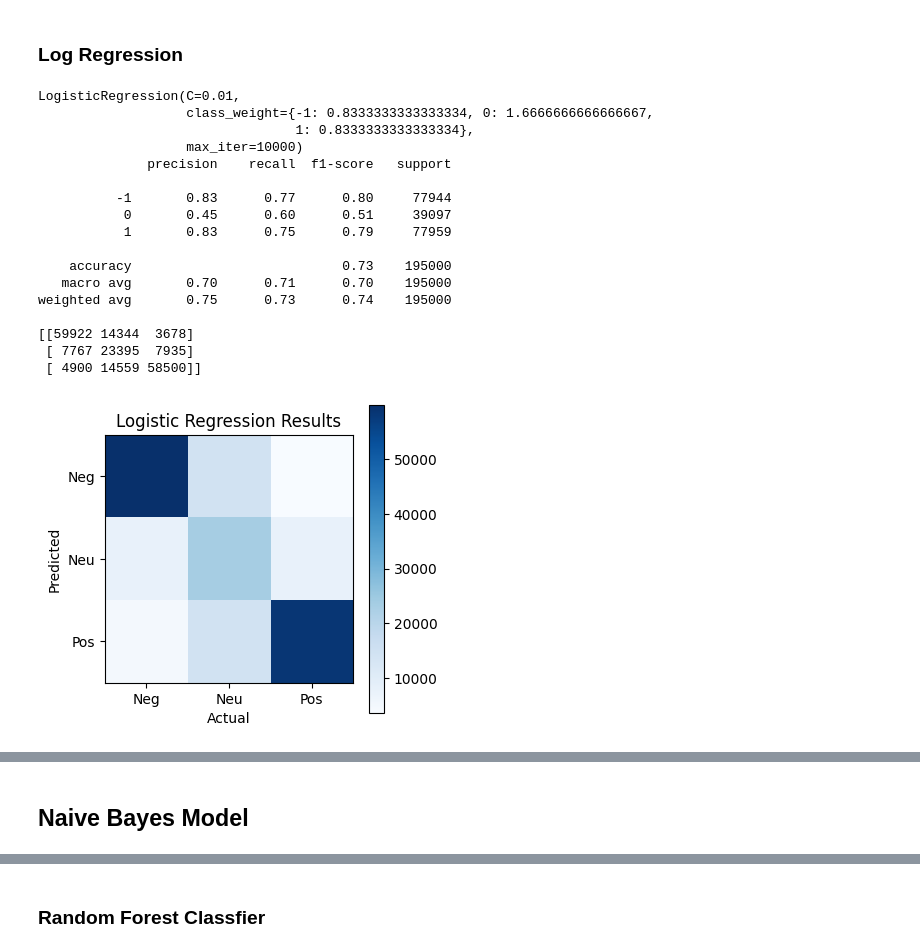
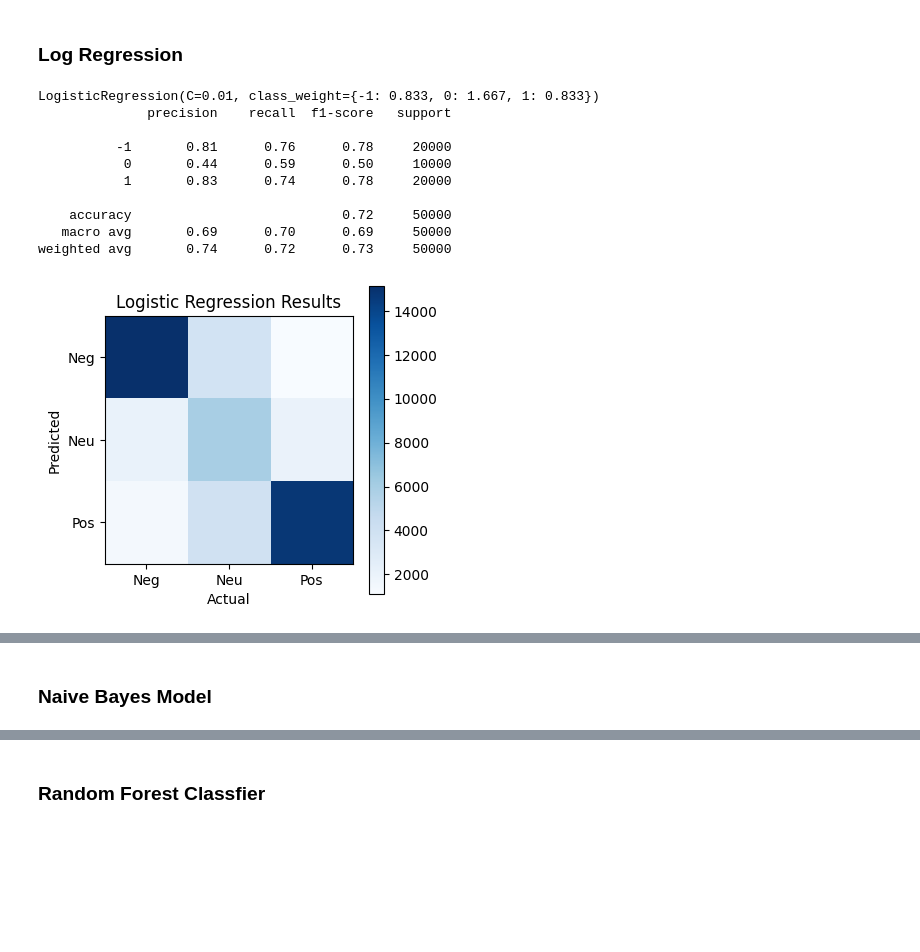
Before and after one commit to biman-zen/FinalCapstone, a Jupyter notebook: FinalCapstone_Model.ipynb, the cells around one changed output, grey strips where cells are left out. Saved outputs shown, nothing was run; the diff lists cells and outputs as text; code cells hidden in the pictures; blank space fills up the shorter version.

```diff
--- a/FinalCapstone_Model.ipynb
+++ b/FinalCapstone_Model.ipynb
@@ -115,3 +118,9 @@ df.head()
 | 2 | 4 | Been going to Dr. Goldberg for ov... |
 | 3 | 4 | Got a letter in the mail last wee... |
 | 4 | 1 | I don't know what Dr. Goldberg wa... |
+# %%
+# Read Test Reviews Dataframe
+df_test = pd.read_csv('../data/raw/yelp_review_fine-grained_5_classes_csv/test.csv', header='infer')
+#print("Shape of dataset: ", df_test.shape)
+#print(df_test.class_index.value_counts())
+df_test.head()
@@ -239,2 +370,21 @@ dtype: int64
+# %%
+'''
+# Save dataframe with results as pickled data
+with open('train_dataset_processed_NLTKsentiment.pkl', 'wb') as f:  # open a text file
+    pickle.dump(dftrain_processed, f) # serialize the list
+f.close()
+
+with open('test_dataset_processed_NLTKsentiment.pkl', 'wb') as f:  # open a text file
+    pickle.dump(dftest_processed, f) # serialize the list
+f.close()
+'''
+
+# Read Train Data
+with open('train_dataset_processed_NLTKsentiment.pkl', 'rb') as f:
+    dftrain_processed = pickle.load(f) # deserialize using load()
+
+# Read Test Data
+with open('test_dataset_processed_NLTKsentiment.pkl', 'rb') as f:
+    dftest_processed = pickle.load(f) # deserialize using load()
 # %% [markdown]
 ### Create TFDIF Features and Split Dataset
@@ -286,54 +518,46 @@ start = time.time()
 # Set regularization rate
 reg = 100
 # train a logistic regression model on the training set
-log_model = LogisticRegression(C=1/reg, class_weight = {-1:0.833, 0:1.667, 1:0.833},
-                                        solver='lbfgs',
-                                        max_iter=10000)\
-                                        .fit(X_train, y_train)
+log_model = LogisticRegression(C=1/reg, class_weight = \
+                               {-1:0.833, 0:1.667, 1:0.833}).fit(X_train, y_train)
 print(log_model)
+
+X_test = test_tfidf
+y_test = dftest_processed.star_sentiment
 
 # Determine prediction
 log_pred = log_model.predict(X_test)
 
 # Print Classification Report
 print(classification_report(y_test, log_pred))
 
 # Confusion matrix
 mcm_log = confusion_matrix(y_test, log_pred)
-print(mcm_log)
+#print(mcm_log)
 
 # Plot confusion Matrix
 plt.figure(figsize = (4,4))
 plt.imshow(mcm_log, interpolation="nearest", cmap=plt.cm.Blues)
 plt.colorbar()
 tick_marks = np.arange(3)
-#plt.xticks(tick_marks, [-1,0,1])
-#plt.yticks(tick_marks, [-1,0,1])
 plt.xticks(tick_marks, ["Neg","Neu","Pos"])
 plt.yticks(tick_marks, ["Neg","Neu","Pos"])
 plt.xlabel("Actual")
 plt.ylabel("Predicted")
 plt.title('Logistic Regression Results')
 plt.show()
 #
 end = time.time()
 print(f"Time elapsed: {round((end - start)/60,1)} min")
 # %% [output]
-LogisticRegression(C=0.01,
-                   class_weight={-1: 0.8333333333333334, 0: 1.6666666666666667,
-                                 1: 0.8333333333333334},
-                   max_iter=10000)
+LogisticRegression(C=0.01, class_weight={-1: 0.833, 0: 1.667, 1: 0.833})
               precision    recall  f1-score   support
 
-          -1       0.83      0.77      0.80     77944
-           0       0.45      0.60      0.51     39097
-           1       0.83      0.75      0.79     77959
+          -1       0.81      0.76      0.78     20000
+           0       0.44      0.59      0.50     10000
+           1       0.83      0.74      0.78     20000
 
-    accuracy                           0.73    195000
-   macro avg       0.70      0.71      0.70    195000
-weighted avg       0.75      0.73      0.74    195000
-
-[[59922 14344  3678]
- [ 7767 23395  7935]
- [ 4900 14559 58500]]
+    accuracy                           0.72     50000
+   macro avg       0.69      0.70      0.69     50000
+weighted avg       0.74      0.72      0.73     50000
-[figure, old version]
+[figure, new version]
@@ -341,5 +565,5 @@ Time elapsed: 0.2 min
 # %% [markdown]
-## Naive Bayes Model
+### Naive Bayes Model
 # %%
 start = time.time()
 
```
Also changed, not shown: parts of 40 cells of this notebook.
